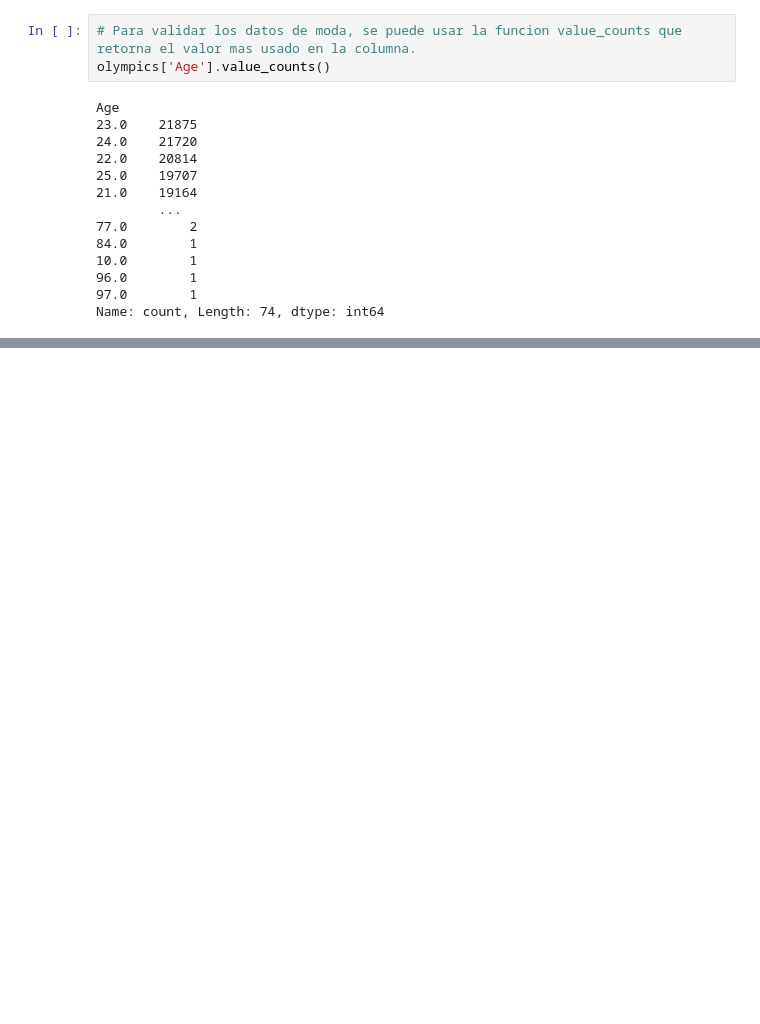
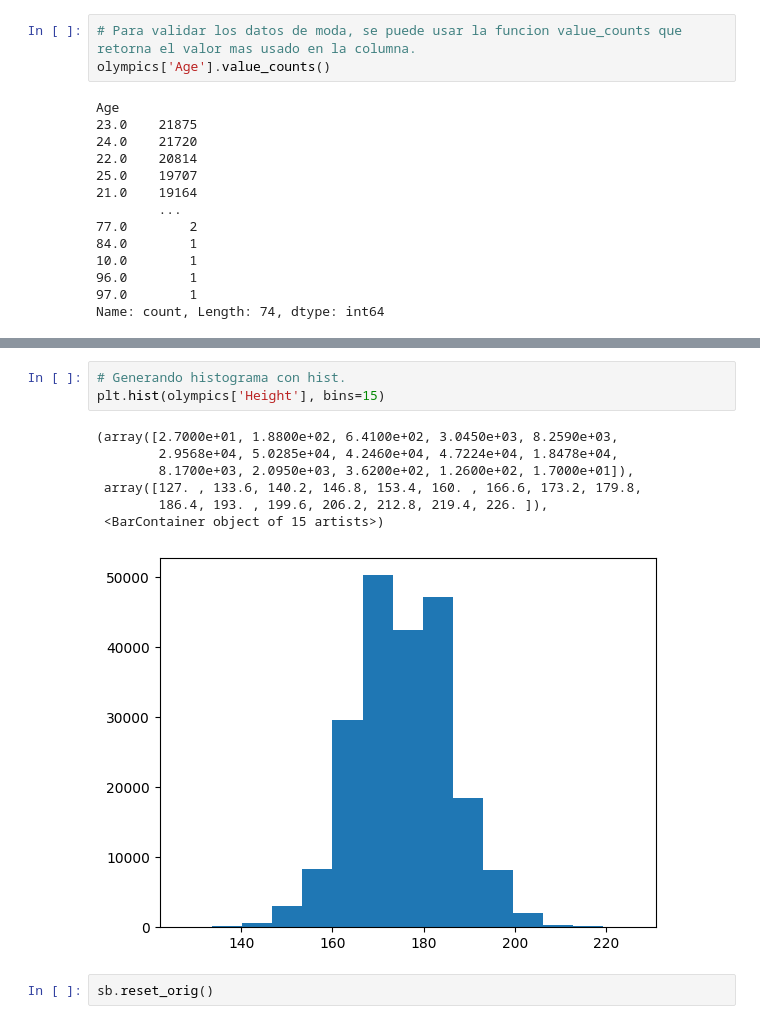
Before and after one commit to oscargbocanegra/learning, a Jupyter notebook: MachineLearning/c-udemy-analisis-datos-python-3/notebooks/03-analisis-exploratorio.ipynb, the cells around one changed output, grey strips where cells are left out. Drawn from its saved outputs; the diff is of its cells as text; blank space fills up the shorter version.

```diff
--- a/MachineLearning/c-udemy-analisis-datos-python-3/notebooks/03-analisis-exploratorio.ipynb
+++ b/MachineLearning/c-udemy-analisis-datos-python-3/notebooks/03-analisis-exploratorio.ipynb
@@ -272,0 +385,13 @@ Name: count, Length: 74, dtype: int64
+# %%
+# Generando histograma con hist.
+plt.hist(olympics['Height'], bins=15)
+# %% [output]
+(array([2.7000e+01, 1.8800e+02, 6.4100e+02, 3.0450e+03, 8.2590e+03,
+        2.9568e+04, 5.0285e+04, 4.2460e+04, 4.7224e+04, 1.8478e+04,
+        8.1700e+03, 2.0950e+03, 3.6200e+02, 1.2600e+02, 1.7000e+01]),
+ array([127. , 133.6, 140.2, 146.8, 153.4, 160. , 166.6, 173.2, 179.8,
+        186.4, 193. , 199.6, 206.2, 212.8, 219.4, 226. ]),
+ <BarContainer object of 15 artists>)
+[figure, added]
+# %%
+sb.reset_orig()
```
Also changed, not shown: parts of 66 cells of this notebook, 1 other file.
